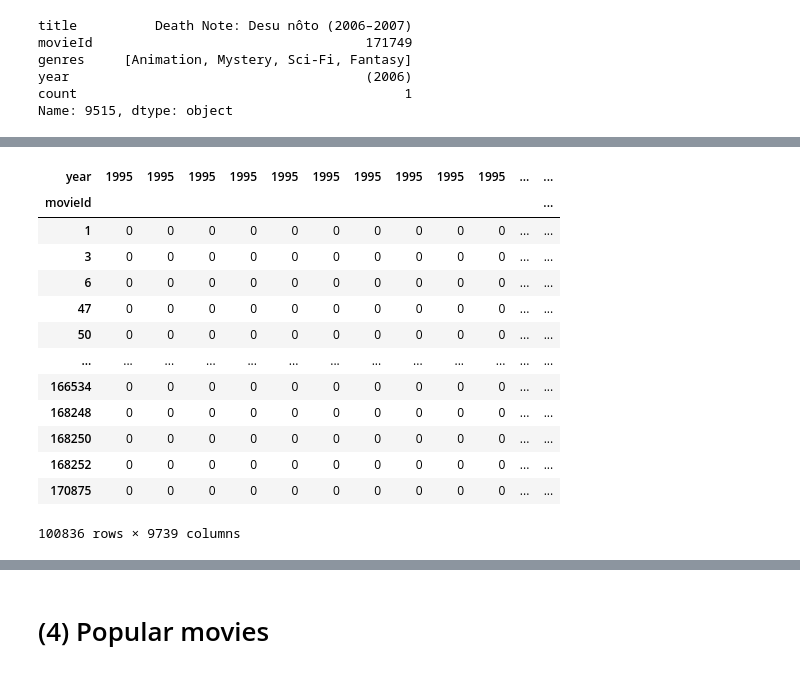
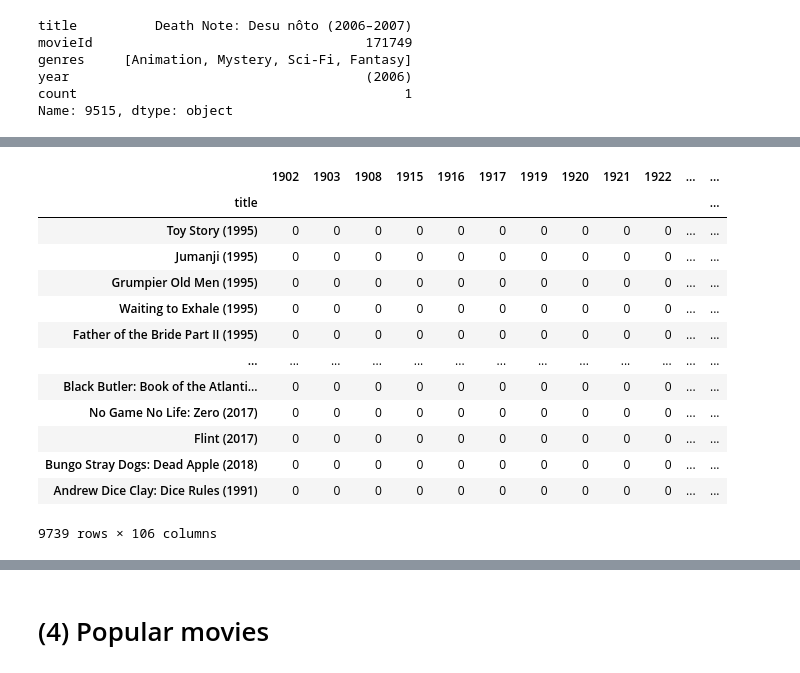
Before and after one commit to basamg912/item_based-recommendation-system, a Jupyter notebook: notebooks/item_based_CF(sim_matrix).ipynb, the cells around one changed output, grey strips where cells are left out. Saved outputs shown, nothing was run; the diff lists cells and outputs as text; code cells hidden in the pictures.

Commit message:
calculate sim matrix using genre & year

```diff
--- a/notebooks/item_based_CF(sim_matrix).ipynb
+++ b/notebooks/item_based_CF(sim_matrix).ipynb
@@ -517,4 +553,2 @@ Name: 9515, dtype: object
 # %%
-movies_year = movies_df['year'].str.strip(to_strip="()")
-
-movie_ratings_df['year'] = movies_year
+movies_year = movies_df.set_index('title')['year'].str.strip(to_strip="()")
@@ -559,17 +670,19 @@ movie_year_info = movie_ratings_df.set_index('movieId')['year'].dropna()
 # %%
-movie_year_matrix[movie_year_info]
+movie_year_matrix = pd.get_dummies(movies_year).astype('int64')
+
+movie_year_matrix
 # %% [output]
-| year | 1995 | 1995 | 1995 | 1995 | 1995 | 1995 | 1995 | 1995 | 1995 | 1995 | ... | ... |
-| movieId |  |  |  |  |  |  |  |  |  |  |  | ... |
-| 1 | 0 | 0 | 0 | 0 | 0 | 0 | 0 | 0 | 0 | 0 | ... | ... |
-| 3 | 0 | 0 | 0 | 0 | 0 | 0 | 0 | 0 | 0 | 0 | ... | ... |
-| 6 | 0 | 0 | 0 | 0 | 0 | 0 | 0 | 0 | 0 | 0 | ... | ... |
-| 47 | 0 | 0 | 0 | 0 | 0 | 0 | 0 | 0 | 0 | 0 | ... | ... |
-| 50 | 0 | 0 | 0 | 0 | 0 | 0 | 0 | 0 | 0 | 0 | ... | ... |
+|  | 1902 | 1903 | 1908 | 1915 | 1916 | 1917 | 1919 | 1920 | 1921 | 1922 | ... | ... |
+| title |  |  |  |  |  |  |  |  |  |  |  | ... |
+| Toy Story (1995) | 0 | 0 | 0 | 0 | 0 | 0 | 0 | 0 | 0 | 0 | ... | ... |
+| Jumanji (1995) | 0 | 0 | 0 | 0 | 0 | 0 | 0 | 0 | 0 | 0 | ... | ... |
+| Grumpier Old Men (1995) | 0 | 0 | 0 | 0 | 0 | 0 | 0 | 0 | 0 | 0 | ... | ... |
+| Waiting to Exhale (1995) | 0 | 0 | 0 | 0 | 0 | 0 | 0 | 0 | 0 | 0 | ... | ... |
+| Father of the Bride Part II (1995) | 0 | 0 | 0 | 0 | 0 | 0 | 0 | 0 | 0 | 0 | ... | ... |
 | ... | ... | ... | ... | ... | ... | ... | ... | ... | ... | ... | ... | ... |
-| 166534 | 0 | 0 | 0 | 0 | 0 | 0 | 0 | 0 | 0 | 0 | ... | ... |
-| 168248 | 0 | 0 | 0 | 0 | 0 | 0 | 0 | 0 | 0 | 0 | ... | ... |
-| 168250 | 0 | 0 | 0 | 0 | 0 | 0 | 0 | 0 | 0 | 0 | ... | ... |
-| 168252 | 0 | 0 | 0 | 0 | 0 | 0 | 0 | 0 | 0 | 0 | ... | ... |
-| 170875 | 0 | 0 | 0 | 0 | 0 | 0 | 0 | 0 | 0 | 0 | ... | ... |
+| Black Butler: Book of the Atlanti... | 0 | 0 | 0 | 0 | 0 | 0 | 0 | 0 | 0 | 0 | ... | ... |
+| No Game No Life: Zero (2017) | 0 | 0 | 0 | 0 | 0 | 0 | 0 | 0 | 0 | 0 | ... | ... |
+| Flint (2017) | 0 | 0 | 0 | 0 | 0 | 0 | 0 | 0 | 0 | 0 | ... | ... |
+| Bungo Stray Dogs: Dead Apple (2018) | 0 | 0 | 0 | 0 | 0 | 0 | 0 | 0 | 0 | 0 | ... | ... |
+| Andrew Dice Clay: Dice Rules (1991) | 0 | 0 | 0 | 0 | 0 | 0 | 0 | 0 | 0 | 0 | ... | ... |
-100836 rows × 9739 columns
+9739 rows × 106 columns
```
Also changed, not shown: parts of 29 cells of this notebook, 1 other file.
